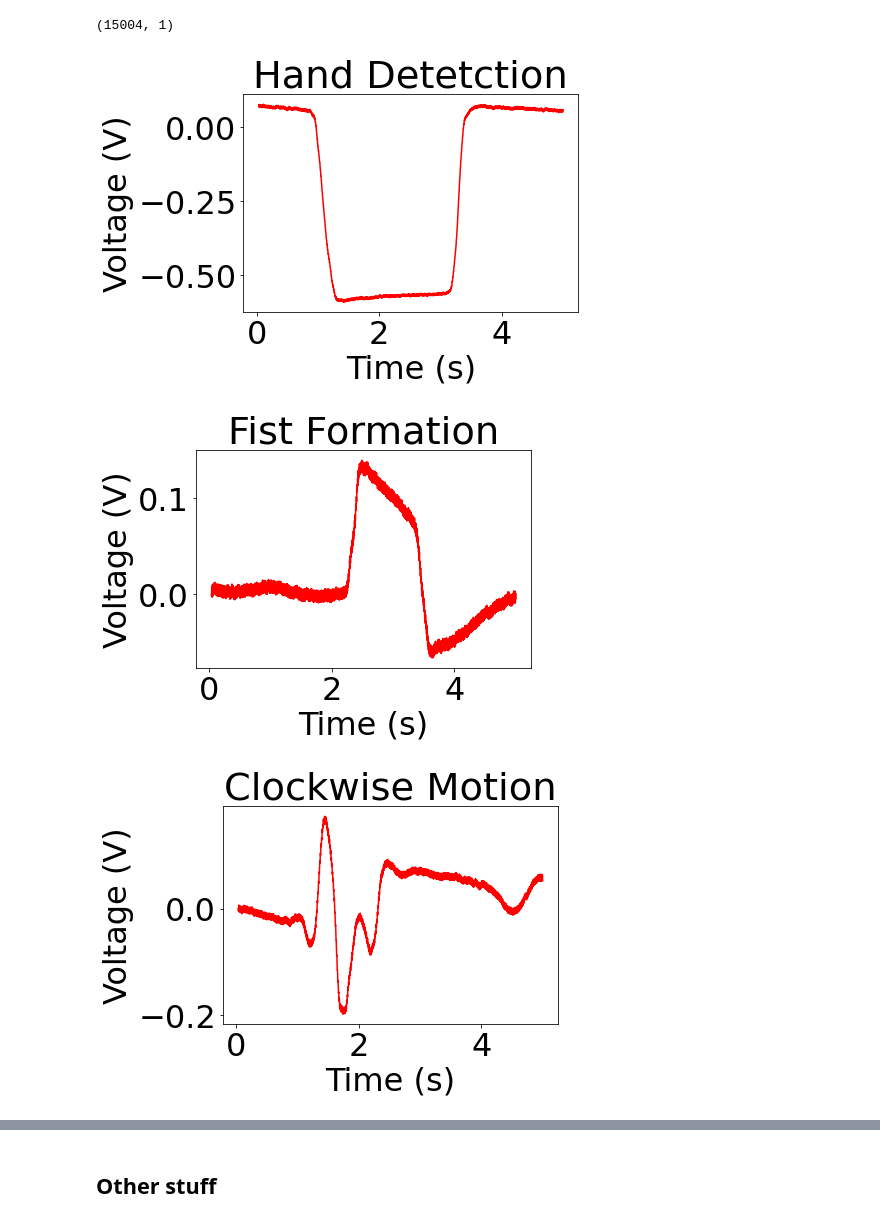
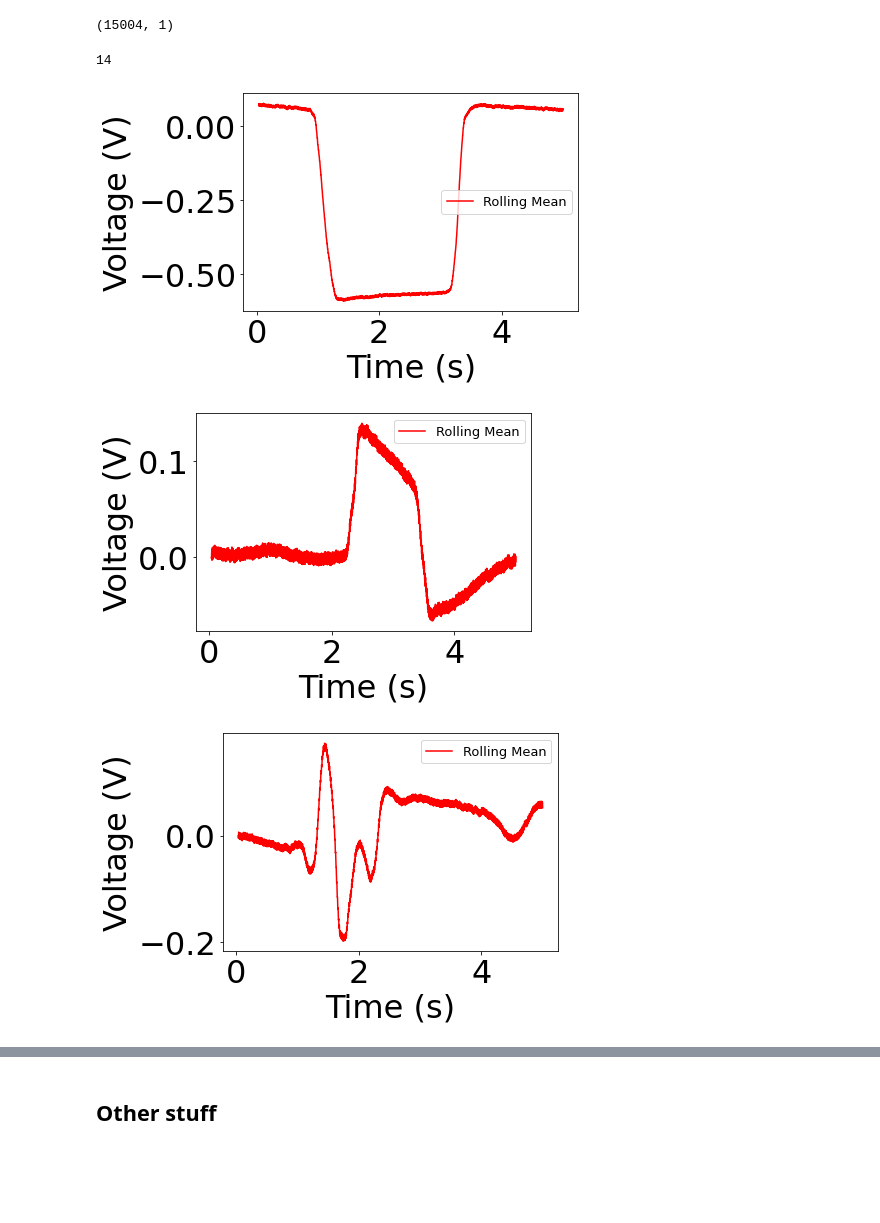
Before and after one commit to christian0101/Photovoltaics-Interactive-Tabletop, a Jupyter notebook: Code/Project.ipynb, the cells around one changed output, grey strips where cells are left out. Cells and saved outputs as stored; diff of their text form; code cells hidden in the pictures; blank space fills up the shorter version.

```diff
--- a/Code/Project.ipynb
+++ b/Code/Project.ipynb
@@ -678,3 +686,7 @@ print(gesture.shape)
+# %%
+print(len(coeff))
+# %% [output]
+14
 # %%
 # # rolling mean of gesture, reduce noise
 # rollingMean_train = gesture.rolling(window = 100).mean()
@@ -693,26 +705,26 @@ print(gesture.shape)
 # %%
 plt.rcParams.update({'font.size': 32})
 
 for gesture in gestures:
     gestureDF, title = gesture
     #gestureDF.columns = gestureDF.columns.droplevel(1)
     plotTitle = title
 
     rollingMean = gestureDF.rolling(window = 100).mean()
     rollingMean = rollingMean.dropna()
     #rollingStd = gestureDF.rolling(window = 12).std()
     #plt.plot(gestureDF, color = 'blue', label = 'Original')
     plt.plot(rollingMean, color = 'red', label = 'Rolling Mean')
     #plt.plot(rollingStd, color = 'black', label = 'Rolling STD')
-    #plt.legend(loc = 'best', prop={'size': 13})
-    plt.title(plotTitle)
+    plt.legend(loc = 'best', prop={'size': 13})
+    #plt.title(plotTitle)
     plt.xlabel('Time (s)')
     plt.ylabel('Voltage (V)')
     #minR = round(gestureDF.min().to_numpy()[0], 1)
     #maxR = round(gestureDF.max().to_numpy()[0], 1)
     #plt.yticks(np.arange(minR, maxR, step=0.3))
     plt.show()
 # %% [output]
-[figure, old version]
+[figure, new version]
-[figure, old version]
+[figure, new version]
-[figure, old version]
+[figure, new version]
```
Also changed, not shown: parts of 6 cells of this notebook.
